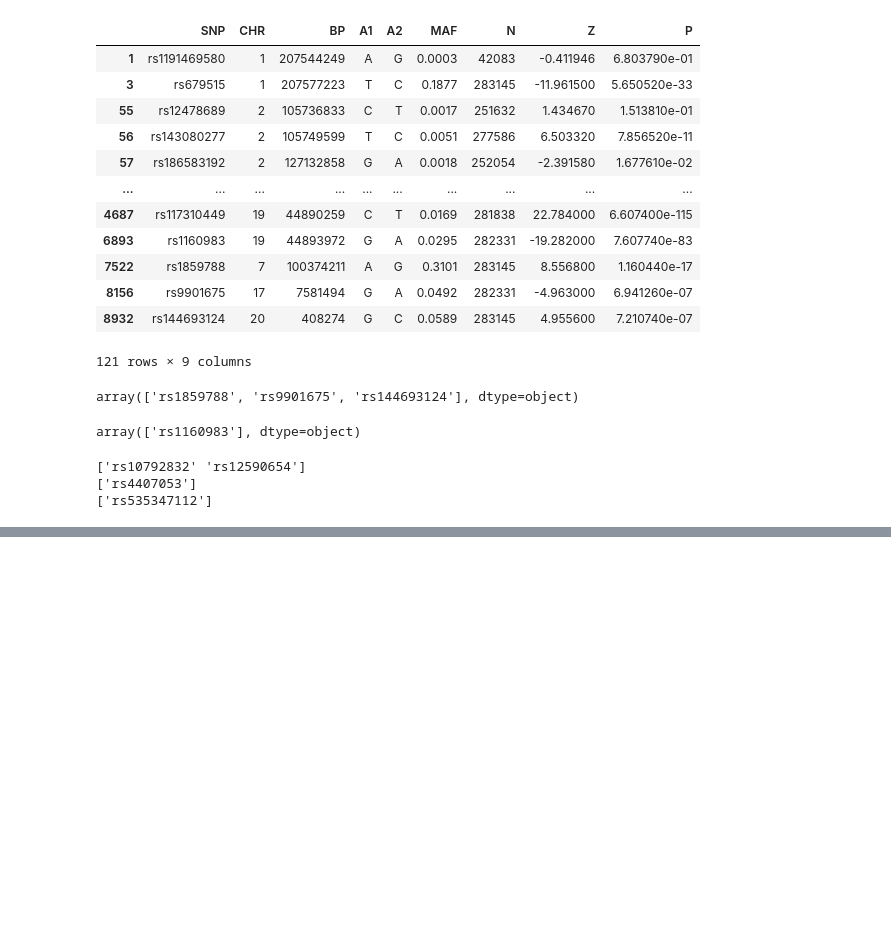
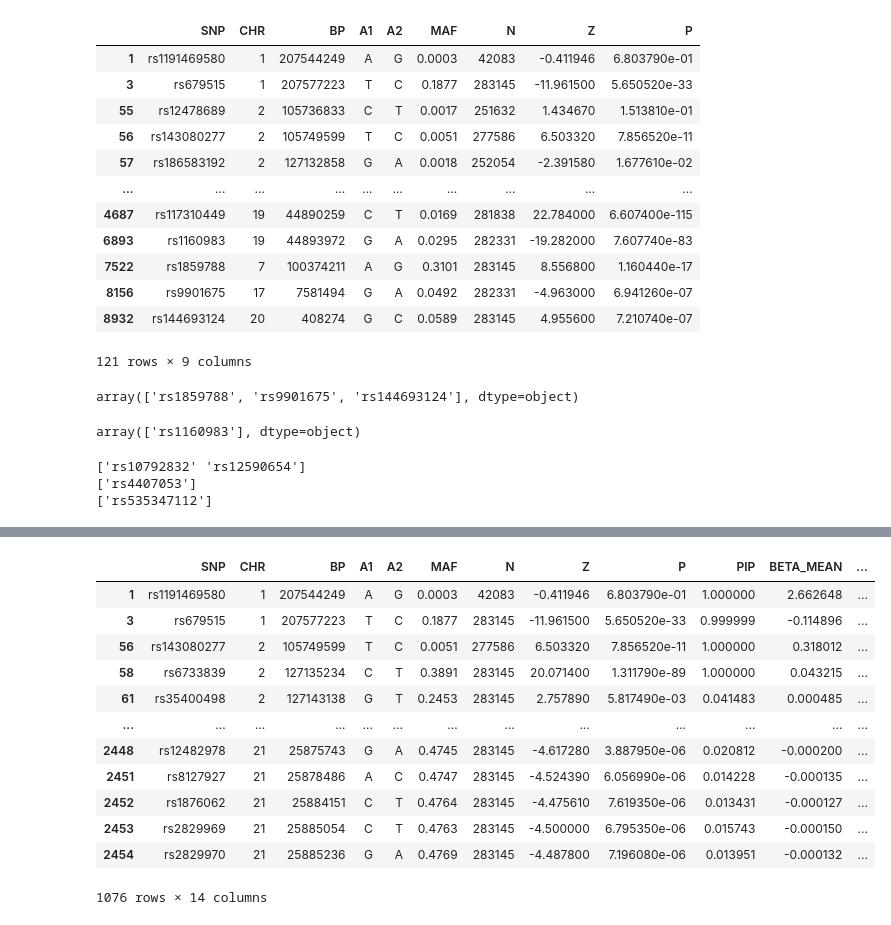
Before and after one commit to teresa-sansan/ADSP_polyfun, a Jupyter notebook: coloc/snp_of_interest.ipynb, the cells around one changed output, grey strips where cells are left out. Drawn from its saved outputs; the diff is of its cells as text; code cells hidden in the pictures; blank space fills up the shorter version.

```diff
--- a/coloc/snp_of_interest.ipynb
+++ b/coloc/snp_of_interest.ipynb
@@ -352,0 +371,16 @@ print(snp_list.loc[(True, True, True, False)].values.reshape(-1))
+# %%
+mutual_pip
+# %% [output]
+|  | SNP | CHR | BP | A1 | A2 | MAF | N | Z | P | PIP | BETA_MEAN | ... |
+| 1 | rs1191469580 | 1 | 207544249 | A | G | 0.0003 | 42083 | -0.411946 | 6.803790e-01 | 1.000000 | 2.662648 | ... |
+| 3 | rs679515 | 1 | 207577223 | T | C | 0.1877 | 283145 | -11.961500 | 5.650520e-33 | 0.999999 | -0.114896 | ... |
+| 56 | rs143080277 | 2 | 105749599 | T | C | 0.0051 | 277586 | 6.503320 | 7.856520e-11 | 1.000000 | 0.318012 | ... |
+| 58 | rs6733839 | 2 | 127135234 | C | T | 0.3891 | 283145 | 20.071400 | 1.311790e-89 | 1.000000 | 0.043215 | ... |
+| 61 | rs35400498 | 2 | 127143138 | G | T | 0.2453 | 283145 | 2.757890 | 5.817490e-03 | 0.041483 | 0.000485 | ... |
+| ... | ... | ... | ... | ... | ... | ... | ... | ... | ... | ... | ... | ... |
+| 2448 | rs12482978 | 21 | 25875743 | G | A | 0.4745 | 283145 | -4.617280 | 3.887950e-06 | 0.020812 | -0.000200 | ... |
+| 2451 | rs8127927 | 21 | 25878486 | A | C | 0.4747 | 283145 | -4.524390 | 6.056990e-06 | 0.014228 | -0.000135 | ... |
+| 2452 | rs1876062 | 21 | 25884151 | C | T | 0.4764 | 283145 | -4.475610 | 7.619350e-06 | 0.013431 | -0.000127 | ... |
+| 2453 | rs2829969 | 21 | 25885054 | C | T | 0.4763 | 283145 | -4.500000 | 6.795350e-06 | 0.015743 | -0.000150 | ... |
+| 2454 | rs2829970 | 21 | 25885236 | G | A | 0.4769 | 283145 | -4.487800 | 7.196080e-06 | 0.013951 | -0.000132 | ... |
+1076 rows × 14 columns
```
Also changed, not shown: parts of 7 cells of this notebook, 7 other files.
